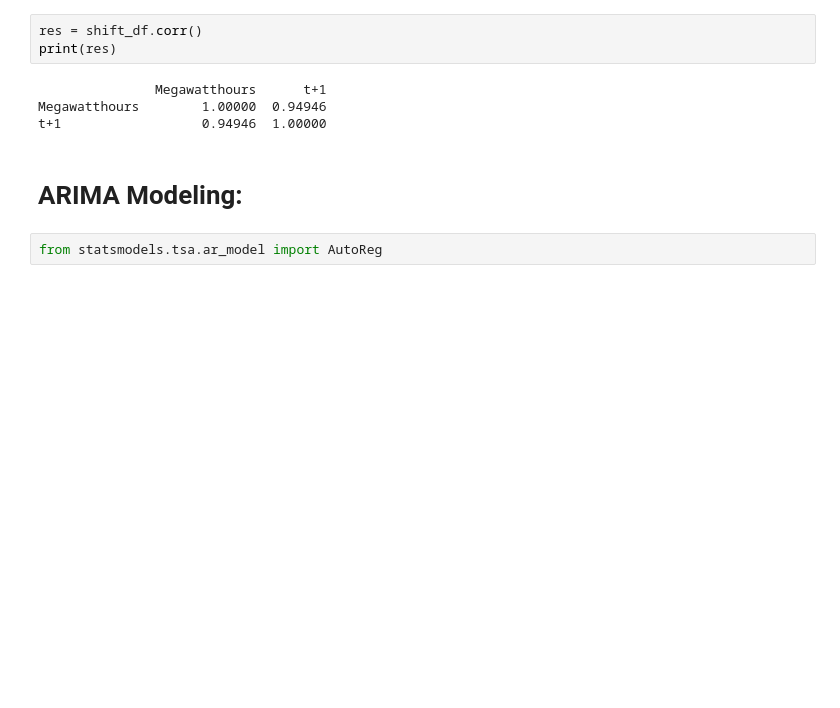
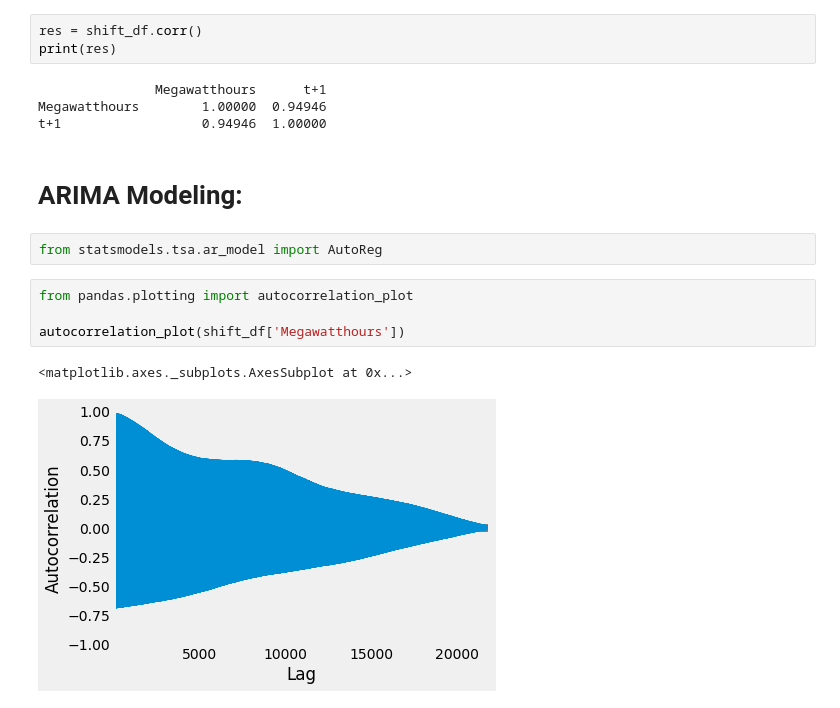
Before and after one commit to MichaelBurak/solar-data-analysis, a Jupyter notebook: solar-perhour-analysis.ipynb, the cells around one changed output. Drawn from its saved outputs; the diff is of its cells as text; blank space fills up the shorter version.

```diff
--- a/solar-perhour-analysis.ipynb
+++ b/solar-perhour-analysis.ipynb
@@ -521,3 +533,10 @@ t+1                  0.94946  1.00000
 # ARIMA Modeling:
 # %%
 from statsmodels.tsa.ar_model import AutoReg
+# %%
+from pandas.plotting import autocorrelation_plot
+
+autocorrelation_plot(shift_df['Megawatthours'])
+# %% [output]
+<matplotlib.axes._subplots.AxesSubplot at 0x...>
+[figure, added]
```
Also changed, not shown: parts of 8 cells of this notebook, 1 other file.
